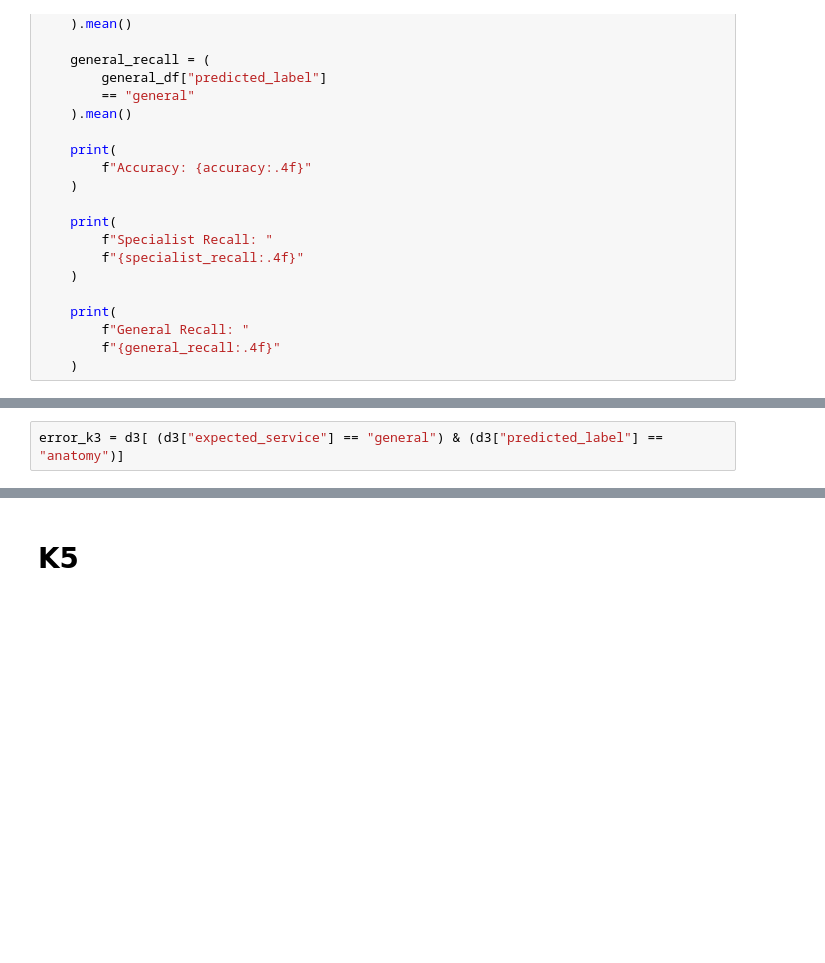
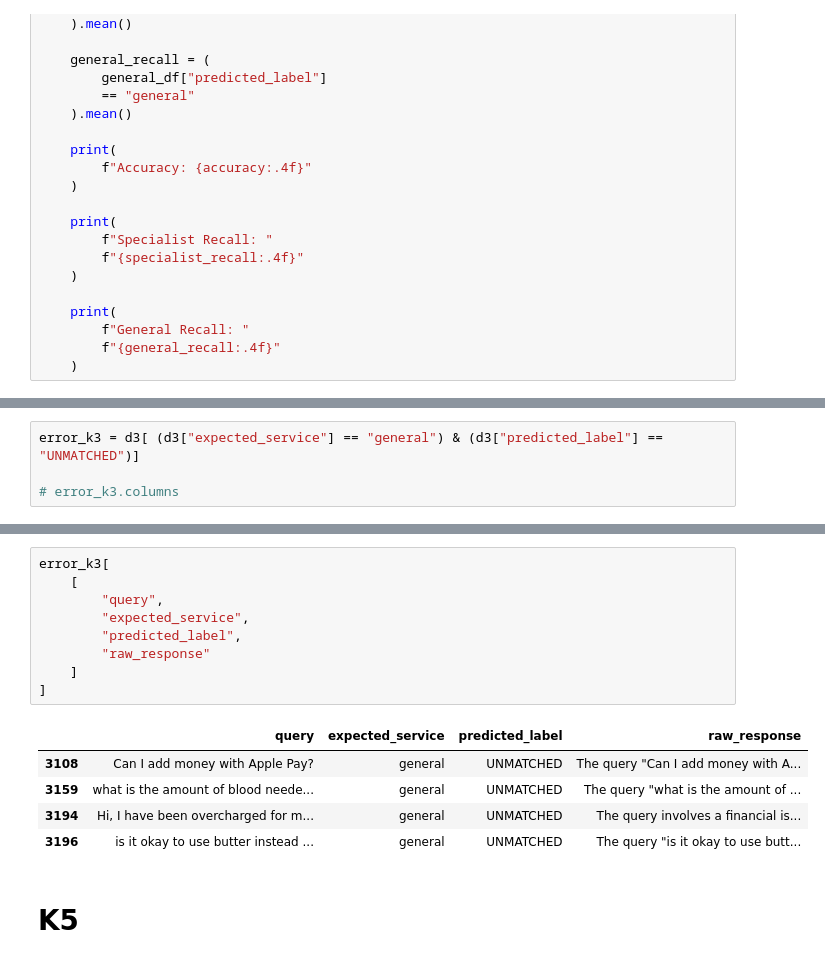
Before and after one commit to TheOpenSI/ADAPT, a Jupyter notebook: results_mmlu/MMLU Test Analyser.ipynb, the cells around one changed output, grey strips where cells are left out. Drawn from its saved outputs; the diff is of its cells as text; blank space fills up the shorter version.

```diff
--- a/results_mmlu/MMLU Test Analyser.ipynb
+++ b/results_mmlu/MMLU Test Analyser.ipynb
@@ -240,2 +210,4 @@ cm_k3
 # %%
-error_k3 = d3[ (d3["expected_service"] == "general") & (d3["predicted_label"] == "anatomy")]
+error_k3 = d3[ (d3["expected_service"] == "general") & (d3["predicted_label"] == "UNMATCHED")]
+
+# error_k3.columns
@@ -278,3 +214,18 @@ error_k3[
+# %%
+error_k3[
+    [
+        "query",
+        "expected_service",
+        "predicted_label",
+        "raw_response"
+    ]
+]
+# %% [output]
+|  | query | expected_service | predicted_label | raw_response |
+| 3108 | Can I add money with Apple Pay? | general | UNMATCHED | The query "Can I add money with A... |
+| 3159 | what is the amount of blood neede... | general | UNMATCHED | The query "what is the amount of ... |
+| 3194 | Hi, I have been overcharged for m... | general | UNMATCHED | The query involves a financial is... |
+| 3196 | is it okay to use butter instead ... | general | UNMATCHED | The query "is it okay to use butt... |
 # %% [markdown]
 # K5
 # %%
```
Also changed, not shown: parts of 109 cells of this notebook, 4 other files.
